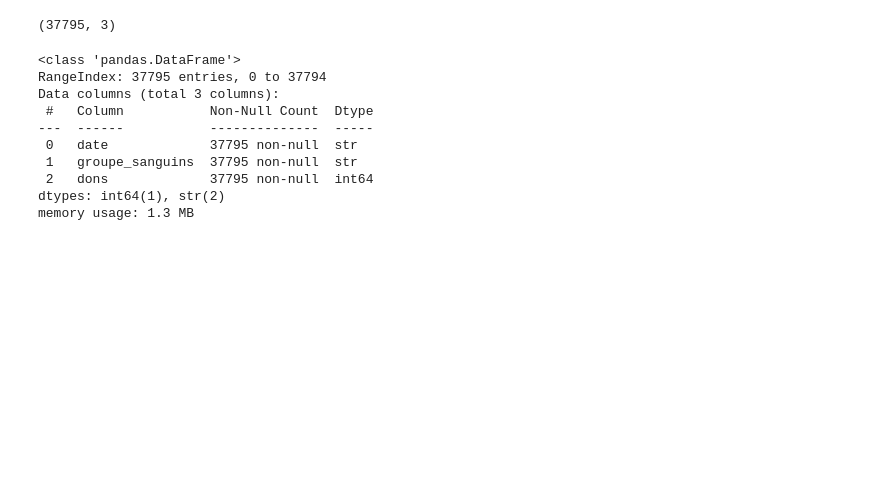
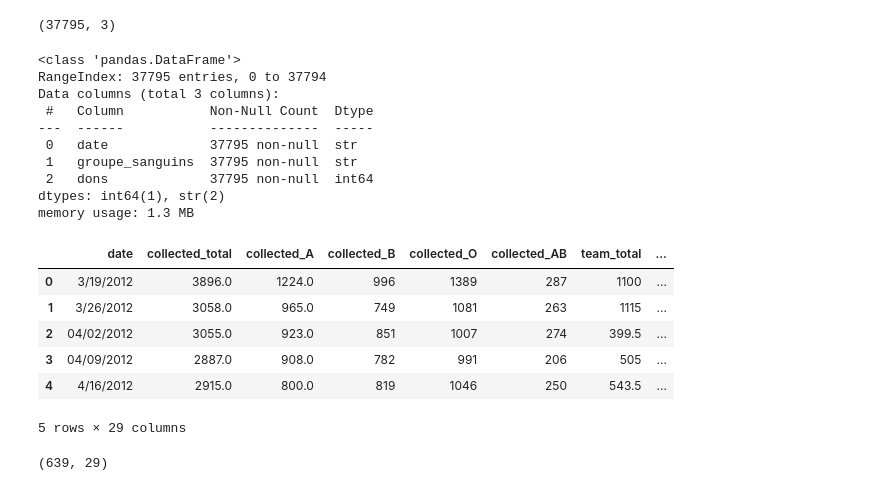
Before and after one commit to SAKPANI/Datasets, a Jupyter notebook: Analyse_dataset.ipynb, the cells around one changed output. Drawn from its saved outputs; the diff is of its cells as text; code cells hidden in the pictures; blank space fills up the shorter version.

```diff
--- a/Analyse_dataset.ipynb
+++ b/Analyse_dataset.ipynb
@@ -45,0 +51,15 @@ data_dons.to_csv("data_dons.csv", index = False)
+# %%
+data1 = pd.read_csv("Data_sheet_1.csv")
+data1.head()
+# %% [output]
+|  | date | collected_total | collected_A | collected_B | collected_O | collected_AB | team_total | ... |
+| 0 | 3/19/2012 | 3896.0 | 1224.0 | 996 | 1389 | 287 | 1100 | ... |
+| 1 | 3/26/2012 | 3058.0 | 965.0 | 749 | 1081 | 263 | 1115 | ... |
+| 2 | 04/02/2012 | 3055.0 | 923.0 | 851 | 1007 | 274 | 399.5 | ... |
+| 3 | 04/09/2012 | 2887.0 | 908.0 | 782 | 991 | 206 | 505 | ... |
+| 4 | 4/16/2012 | 2915.0 | 800.0 | 819 | 1046 | 250 | 543.5 | ... |
+5 rows × 29 columns
+# %%
+data1.shape
+# %% [output]
+(639, 29)
```
Also changed, not shown: parts of 12 cells of this notebook, 2 other files.
